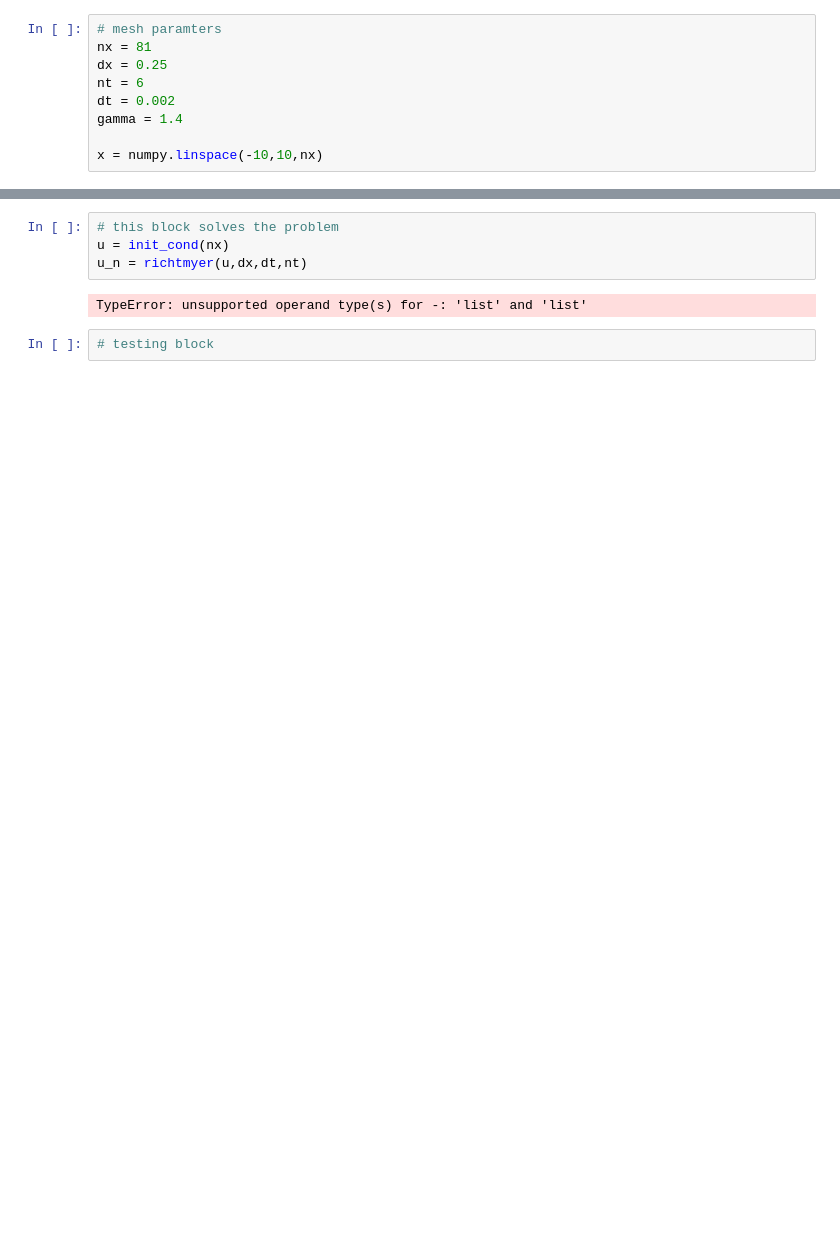
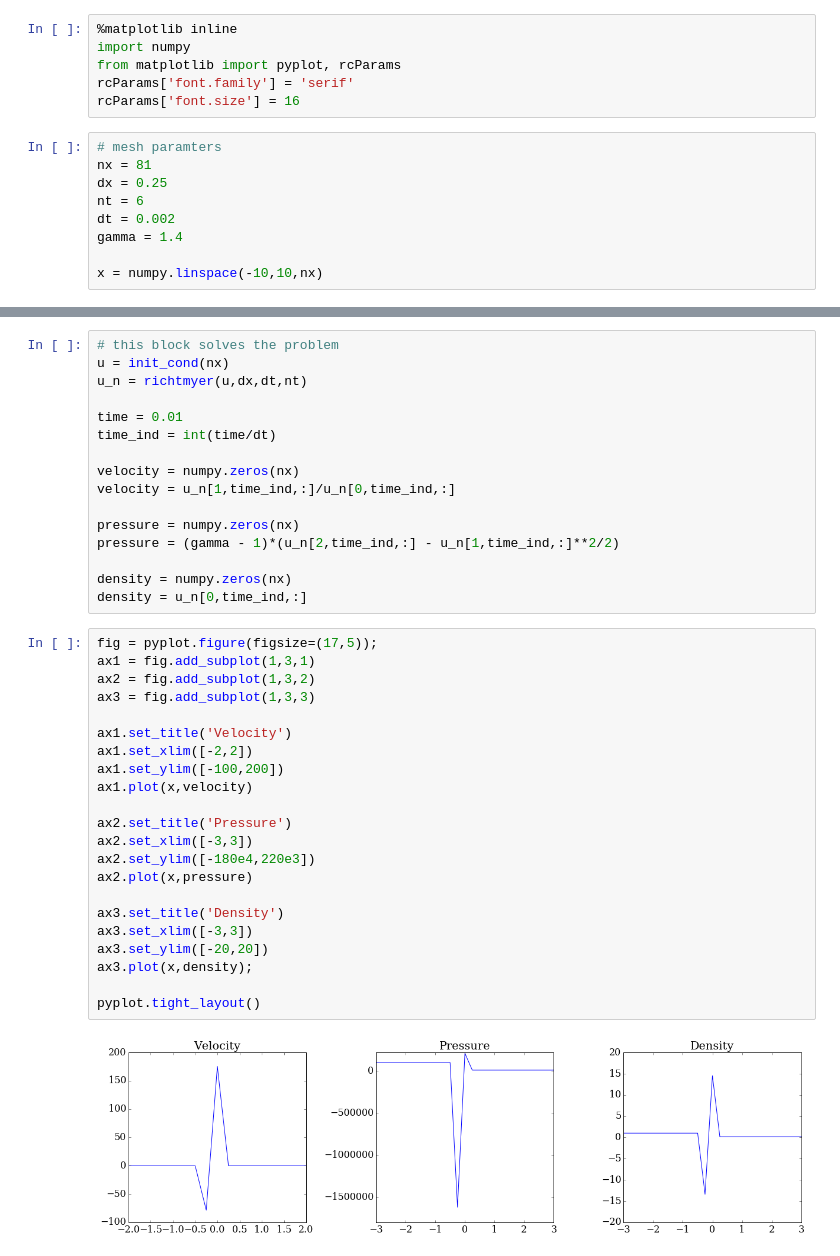
Before and after one commit to morrill/-mae6286, a Jupyter notebook: module_3/sods_shock_tube.ipynb, the cells around one changed output, grey strips where cells are left out. Cells and saved outputs as stored; diff of their text form; blank space fills up the shorter version.

Commit message:
Richtmyer function is working but is giving wrong answer, checking math and implentation

```diff
--- a/module_3/sods_shock_tube.ipynb
+++ b/module_3/sods_shock_tube.ipynb
@@ -3,3 +1,9 @@ import numpy
+# %%
+%matplotlib inline
+import numpy
+from matplotlib import pyplot, rcParams
+rcParams['font.family'] = 'serif'
+rcParams['font.size'] = 16
 # %%
 # mesh paramters
 nx = 81
@@ -70,10 +74,42 @@ def richtmyer(u, dx, dt, nt):
         u = u_n[:,t].copy()
     return u_n
-# %%
-# this block solves the problem
-u = init_cond(nx)
-u_n = richtmyer(u,dx,dt,nt)
-# %% [output]
-TypeError: unsupported operand type(s) for -: 'list' and 'list'
-# %%
-# testing block
+# %%
+# this block solves the problem
+u = init_cond(nx)
+u_n = richtmyer(u,dx,dt,nt)
+
+time = 0.01
+time_ind = int(time/dt)
+
+velocity = numpy.zeros(nx)
+velocity = u_n[1,time_ind,:]/u_n[0,time_ind,:]
+
+pressure = numpy.zeros(nx)
+pressure = (gamma - 1)*(u_n[2,time_ind,:] - u_n[1,time_ind,:]**2/2)
+
+density = numpy.zeros(nx)
+density = u_n[0,time_ind,:]
+# %%
+fig = pyplot.figure(figsize=(17,5));
+ax1 = fig.add_subplot(1,3,1)
+ax2 = fig.add_subplot(1,3,2)
+ax3 = fig.add_subplot(1,3,3)
+
+ax1.set_title('Velocity')
+ax1.set_xlim([-2,2])
+ax1.set_ylim([-100,200])
+ax1.plot(x,velocity)
+
+ax2.set_title('Pressure')
+ax2.set_xlim([-3,3])
+ax2.set_ylim([-180e4,220e3])
+ax2.plot(x,pressure)
+
+ax3.set_title('Density')
+ax3.set_xlim([-3,3])
+ax3.set_ylim([-20,20])
+ax3.plot(x,density);
+
+pyplot.tight_layout()
+# %% [output]
+[figure, added]
```
Also changed, not shown: parts of 6 cells of this notebook.
